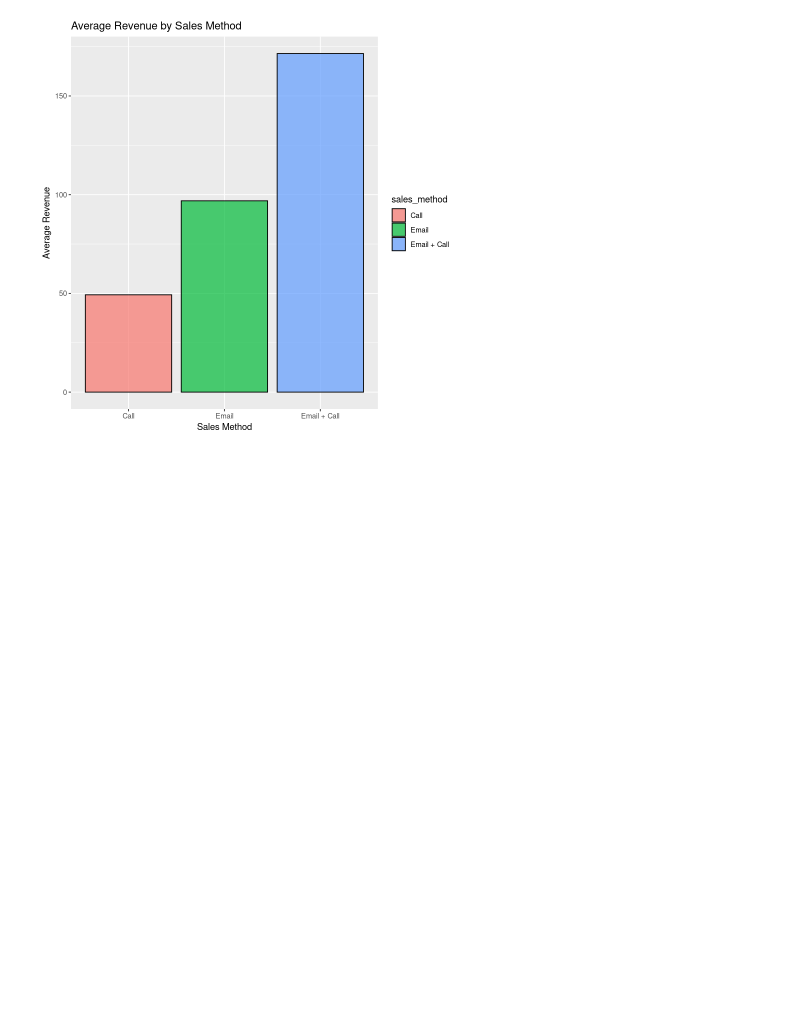
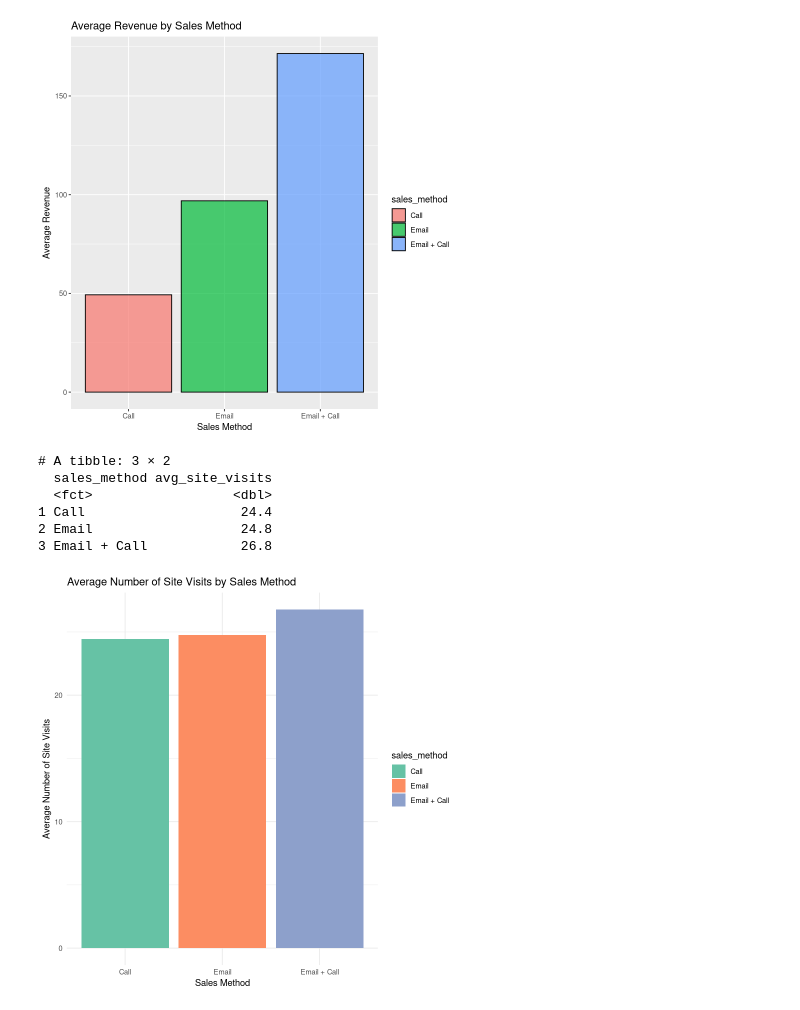
Before and after one commit to mihirrmbhaagwat/Rstatisticalanalysis, a Jupyter notebook: notebook.ipynb, the cells around one changed output. Cells and saved outputs as stored; diff of their text form; code cells hidden in the pictures; blank space fills up the shorter version.

```diff
--- a/notebook.ipynb
+++ b/notebook.ipynb
@@ -248,3 +253,31 @@ ggplot(avg_revenue, aes(x = sales_method, y = average_revenue, fill = sales_meth
 2 Email                   96.9            10.8           7466
 3 Email + Call           171.             40.9           2572
 [figure]
+# %%
+# Load required libraries
+library(ggplot2)
+library(dplyr)
+
+# Aggregate data: calculate the mean number of site visits for each sales method
+site_visits_by_method <- data %>%
+  group_by(sales_method) %>%
+  summarise(avg_site_visits = mean(nb_site_visits, na.rm = TRUE))
+print(site_visits_by_method)
+# Create a bar chart
+ggplot(site_visits_by_method, aes(x = sales_method, y = avg_site_visits, fill = sales_method)) +
+  geom_bar(stat = "identity") +
+  theme_minimal() +
+  labs(
+    title = "Average Number of Site Visits by Sales Method",
+    x = "Sales Method",
+    y = "Average Number of Site Visits"
+  ) +
+  scale_fill_brewer(palette = "Set2")
+# %% [output]
+# A tibble: 3 × 2
+  sales_method avg_site_visits
+  <fct>                  <dbl>
+1 Call                    24.4
+2 Email                   24.8
+3 Email + Call            26.8
+[figure, added]
```
Also changed, not shown: parts of 8 cells of this notebook.
